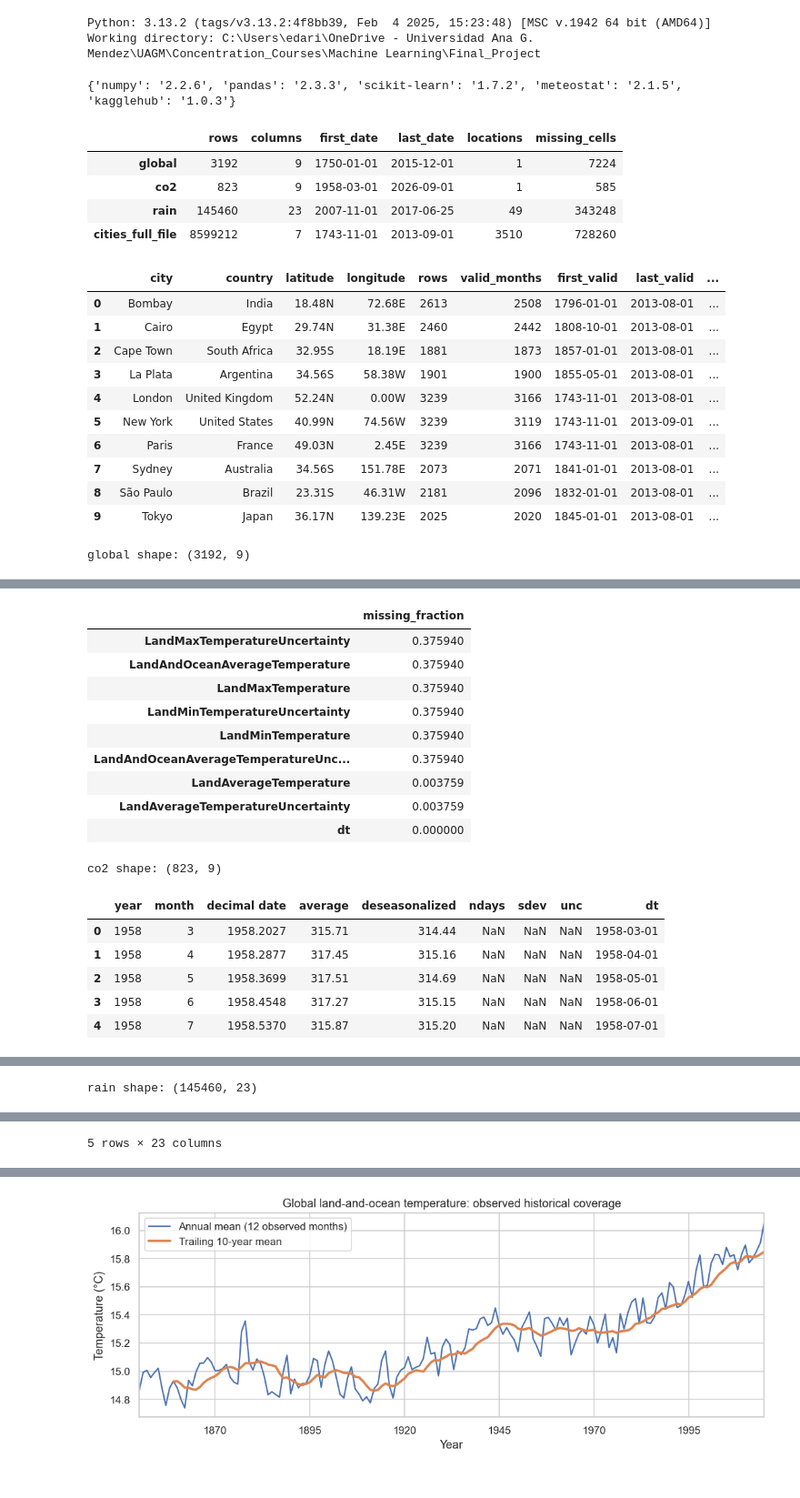
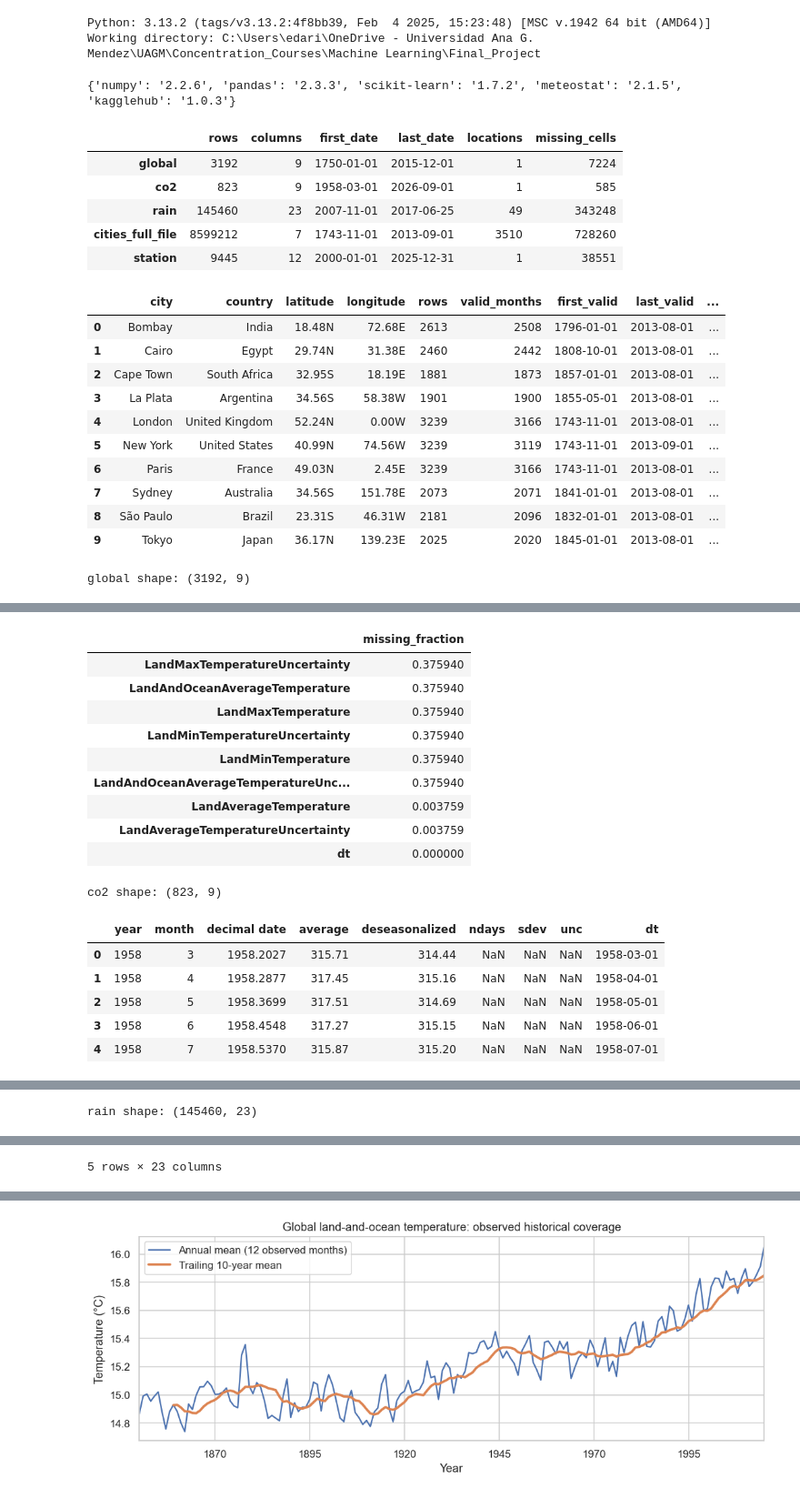
Before and after one commit to Edariel22/Project4_Climate_Analysis, a Jupyter notebook: notebooks/Project4_TeamTBD.ipynb, the cells around one changed output, grey strips where cells are left out. Shown at 91% size. Drawn from its saved outputs; the diff is of its cells as text; code cells hidden in the pictures.

```diff
--- a/notebooks/Project4_TeamTBD.ipynb
+++ b/notebooks/Project4_TeamTBD.ipynb
@@ -101,12 +101,13 @@ def acquire_data(root, station_id=None, start="2000-01-01", end="2025-12-31"):
         target = raw / f"meteostat_{station_id}_{start}_{end}.csv"
         if not target.exists():
             daily = ms.daily(ms.Station(id=str(station_id)), date.fromisoformat(start),
-                             date.fromisoformat(end)).fetch()
+                             date.fromisoformat(end), providers=[ms.Provider.DAILY]).fetch()
             if daily.empty:
                 raise ValueError(f"No daily observations for station {station_id}")
             daily.to_csv(target, index_label="time")
         paths["station"] = target
         records.append(dict(dataset="station", source="https://meteostat.net/", station_id=station_id,
+                            provider="daily",
                             requested_start=start, requested_end=end,
                             file=target.name, sha256=sha256(target), bytes=target.stat().st_size))
     manifest_path = raw / "manifest.json"
@@ -212,39 +213,40 @@ from importlib.metadata import version
 np.random.seed(SEED)
 sns.set_theme(style='whitegrid', context='notebook')
 plt.rcParams.update({'figure.figsize': (10, 4), 'figure.dpi': 110})
-STATION_ID = None  # Set only after campus selection and >=20-year coverage validation.
+STATION_ID = '78526'  # UAGM Gurabo regional reference; 25 years with >=90% tmax coverage.
 STATION_START, STATION_END = '2000-01-01', '2025-12-31'
 print({package: version(package) for package in ['numpy', 'pandas', 'scikit-learn', 'meteostat', 'kagglehub']})
 paths = acquire_data(ROOT, STATION_ID, STATION_START, STATION_END)
 glob, co2, rain, station = load_core(paths)
 cities, climatology, city_summary, city_missingness = scan_cities(paths['cities'])
 summary = {'global': coverage(glob, 'dt'), 'co2': coverage(co2, 'dt'),
            'rain': coverage(rain, 'Date', 'Location'), 'cities_full_file': city_summary}
 if station is not None:
     summary['station'] = coverage(station, 'time')
 coverage_table = pd.DataFrame(summary).T
 display(coverage_table)
 coverage_table.to_csv(ROOT / 'docs/data_coverage.csv', index_label='dataset')
 display(city_coverage(cities))
 city_coverage(cities).to_csv(ROOT / 'docs/city_coverage.csv', index=False)
 for name, frame in [('global', glob), ('co2', co2), ('rain', rain), ('selected_cities', cities)]:
     print(name, 'shape:', frame.shape)
     display(frame.head())
     display(frame.isna().mean().sort_values(ascending=False).rename('missing_fraction').to_frame())
 display(city_missingness.to_frame())
 if station is None:
     print('LOCAL STATION PENDING: campus is not confirmed; no station data or heat results are claimed.')
 else:
     print('station shape:', station.shape)
     display(station.head())
     display(station.isna().mean().to_frame('missing_fraction'))
 # %% [output]
 {'numpy': '2.2.6', 'pandas': '2.3.3', 'scikit-learn': '1.7.2', 'meteostat': '2.1.5', 'kagglehub': '1.0.3'}
 |  | rows | columns | first_date | last_date | locations | missing_cells |
 | global | 3192 | 9 | 1750-01-01 | 2015-12-01 | 1 | 7224 |
 | co2 | 823 | 9 | 1958-03-01 | 2026-09-01 | 1 | 585 |
 | rain | 145460 | 23 | 2007-11-01 | 2017-06-25 | 49 | 343248 |
 | cities_full_file | 8599212 | 7 | 1743-11-01 | 2013-09-01 | 3510 | 728260 |
+| station | 9445 | 12 | 2000-01-01 | 2025-12-31 | 1 | 38551 |
 |  | city | country | latitude | longitude | rows | valid_months | first_valid | last_valid | ... |
 | 0 | Bombay | India | 18.48N | 72.68E | 2613 | 2508 | 1796-01-01 | 2013-08-01 | ... |
 | 1 | Cairo | Egypt | 29.74N | 31.38E | 2460 | 2442 | 1808-10-01 | 2013-08-01 | ... |
```
Also changed, not shown: parts of 7 cells of this notebook, 22 other files.
